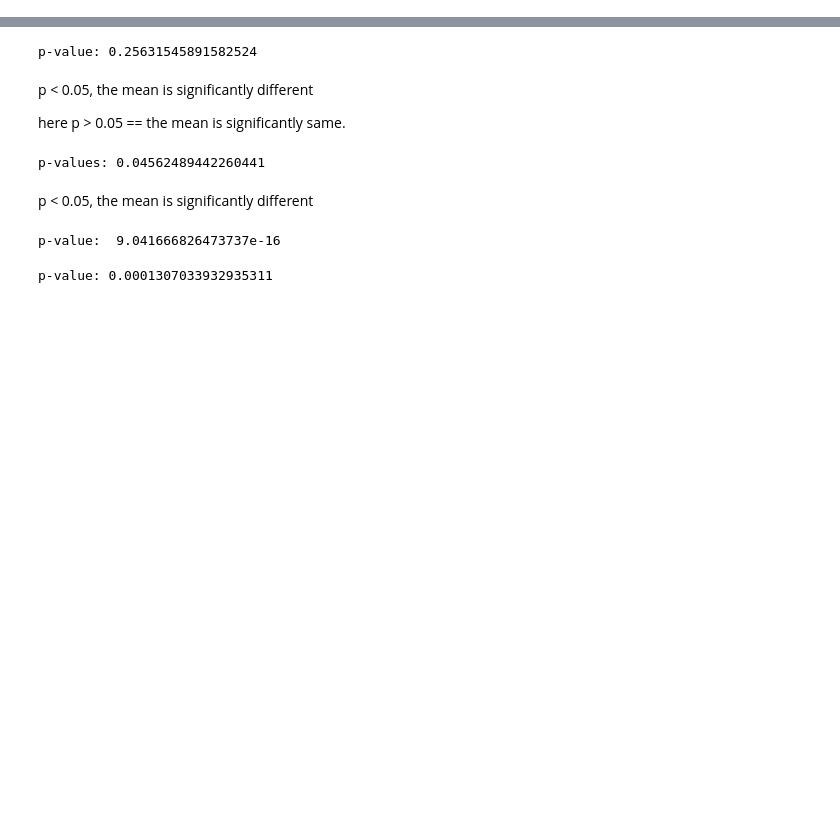
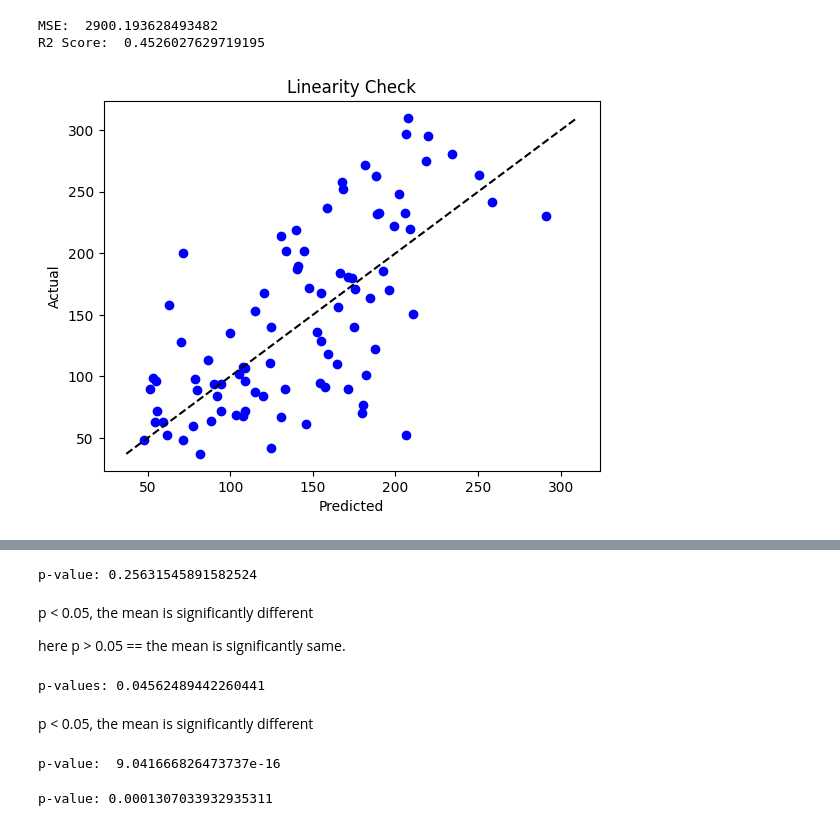
Before and after one commit to dakshayani2906/Data-Science-Portfolio, a Jupyter notebook: Untitled7.ipynb, the cells around one changed output, grey strips where cells are left out. Drawn from its saved outputs; the diff is of its cells as text; code cells hidden in the pictures; blank space fills up the shorter version.

```diff
--- a/Untitled7.ipynb
+++ b/Untitled7.ipynb
@@ -2,0 +21,40 @@
+# %%
+# Load the dataset
+
+diabetes = load_diabetes()
+X = pd.DataFrame(diabetes.data, columns=diabetes.feature_names)
+y = pd.Series(diabetes.target, name="DiseaseProgression")
+# %%
+#Split Data
+
+X_train, X_test, y_train, y_test = train_test_split(X,y,test_size =0.2, random_state = 42)
+# %%
+# Train Linear Regression Model
+
+model = LinearRegression()
+model.fit(X_train, y_train)
+
+y_pred = model.predict(X_test)
+# %%
+# Evaluate Model
+
+print("MSE: ", mean_squared_error(y_test, y_pred))
+print("R2 Score: ", r2_score(y_test, y_pred) )
+# %% [output]
+MSE:  2900.193628493482
+R2 Score:  0.4526027629719195
+# %%
+# Assumption Checks
+
+# 1. Linearity:
+
+# Plot predicted vs Actual
+
+plt.scatter(y_pred, y_test, color = "blue")
+plt.plot([y_test.min(), y_test.max()], [y_test.min(), y_test.max()], 'k--')
+plt.xlabel("Predicted")
+plt.ylabel("Actual")
+plt.title("Linearity Check")
+plt.show()
+# %% [output]
+[figure, added]
```
Also changed, not shown: parts of 5 cells of this notebook.
